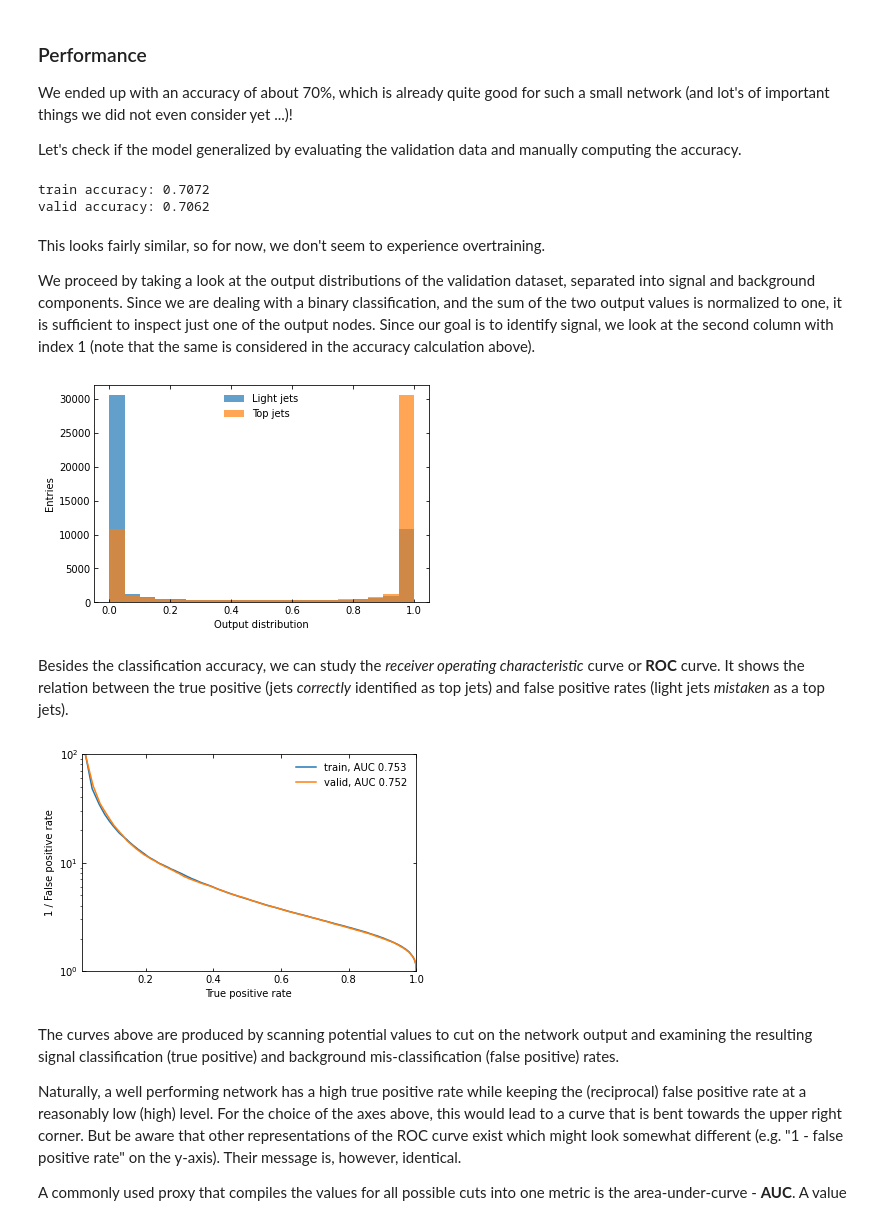
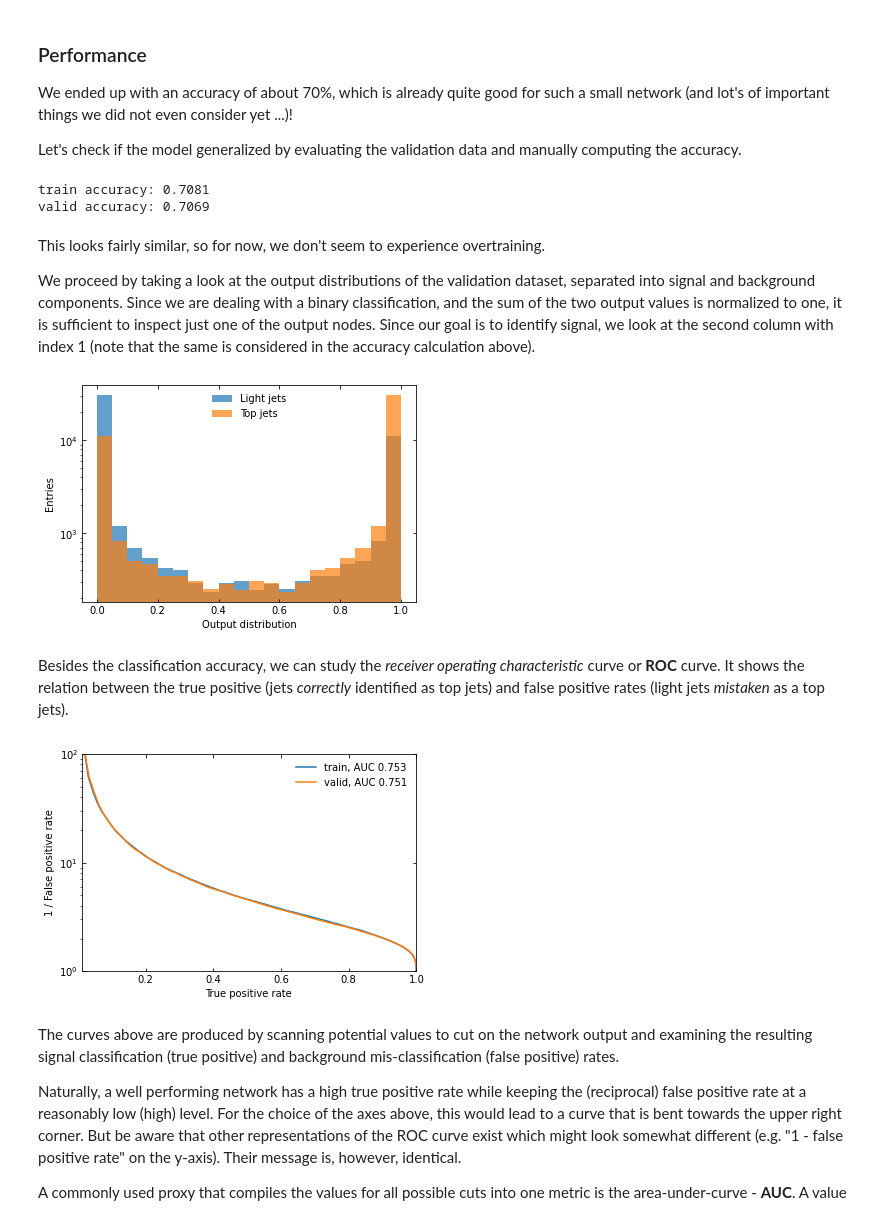
Before and after one commit to JasminBecks/qu_tf_tutorial, a Jupyter notebook: tutorial.ipynb, the cells around one changed output. Saved outputs shown, nothing was run; the diff lists cells and outputs as text; code cells hidden in the pictures.

```diff
--- a/tutorial.ipynb
+++ b/tutorial.ipynb
@@ -75 +209,11 @@ The **main goal** is not to write a perfectly working model that is tailored for
+# %%
+# define a (64 x 128 x 128 x 2) NN
+x = tf.keras.Input(shape=(64,))
+a1 = tf.keras.layers.Dense(128, activation="tanh")(x)
+a2 = tf.keras.layers.Dense(128, activation="tanh")(a1)
+y = tf.keras.layers.Dense(2, activation="softmax")(a2)
+model = tf.keras.Model(inputs=x, outputs=y)
+
+# train it
+model.fit(examples, labels, batch_size=256, epochs=5)
 # %% [markdown]
@@ -444,19 +588,20 @@ acc_valid = calculate_accuracy(labels_valid, predictions_valid)
 print(f"train accuracy: {acc_train:.4f}")
 print(f"valid accuracy: {acc_valid:.4f}")
 # %% [output]
-train accuracy: 0.7072
-valid accuracy: 0.7062
+train accuracy: 0.7081
+valid accuracy: 0.7069
 # %% [markdown]
 This looks fairly similar, so for now, we don't seem to experience overtraining.
 
 We proceed by taking a look at the output distributions of the validation dataset, separated into signal and background components. Since we are dealing with a binary classification, and the sum of the two output values is normalized to one, it is sufficient to inspect just one of the output nodes. Since our goal is to identify signal, we look at the second column with index 1 (note that the same is considered in the accuracy calculation above).
 # %%
-plot_hist(
+qutf.plots.plot_hist(
     (predictions_valid[labels_valid == 0], predictions_valid[labels_valid == 1]),
     names=("Light jets", "Top jets"),
     xlabel="Output distribution",
+    log=True,
 ).show()
 # %% [output]
-[figure, old version]
+[figure, new version]
 # %% [markdown]
 Besides the classification accuracy, we can study the *receiver operating characteristic* curve or **ROC** curve. It shows the relation between the true positive (jets *correctly* identified as top jets) and false positive rates (light jets *mistaken* as a top jets).
@@ -503,12 +608,12 @@ def plot_roc(labels, predictions, names=None, xlim=(0.01, 1), ylim=(1, 1e2)):
 # %%
 # do the roc plot
-plot_roc(
+qutf.plots.plot_roc(
     (labels_train, labels_valid),
     (predictions_train, predictions_valid),
     names=("train", "valid"),
 ).show()
 # %% [output]
-[figure, old version]
+[figure, new version]
 # %% [markdown]
 The curves above are produced by scanning potential values to cut on the network output and examining the resulting signal classification (true positive) and background mis-classification (false positive) rates.
 
```
Also changed, not shown: parts of 101 cells of this notebook, 5 other files.
